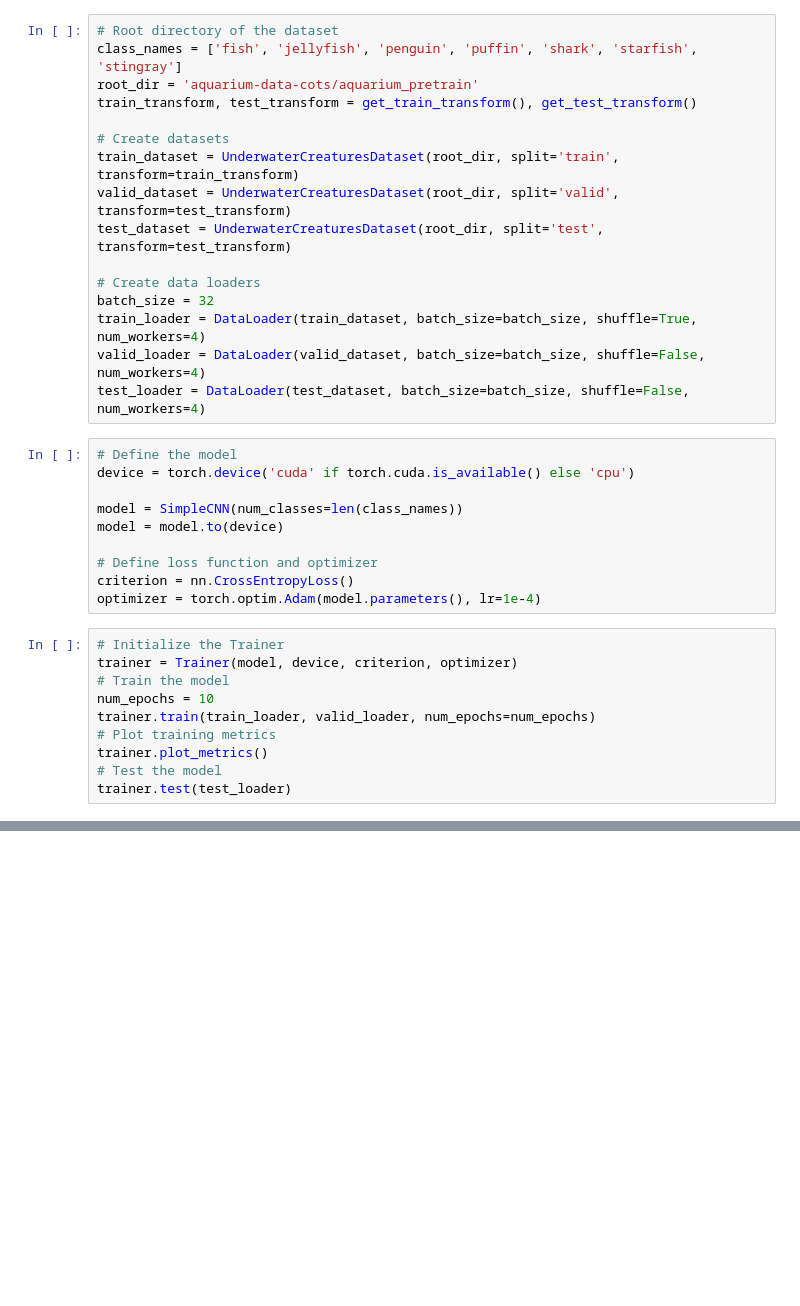
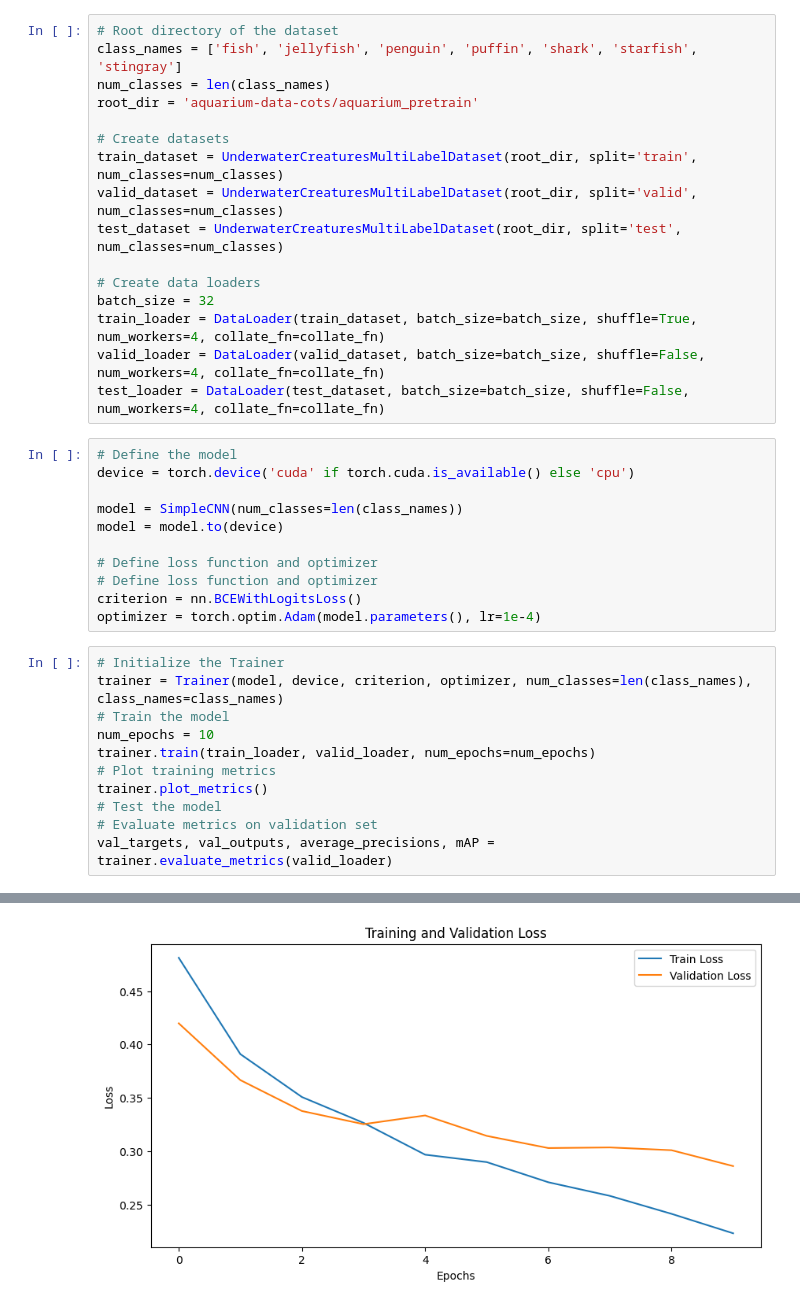
Before and after one commit to ishikaalunawat/cs230_project, a Jupyter notebook: train_cnn.ipynb, the cells around one changed output, grey strips where cells are left out. Cells and saved outputs as stored; diff of their text form; blank space fills up the shorter version.

```diff
--- a/train_cnn.ipynb
+++ b/train_cnn.ipynb
@@ -8,19 +8,19 @@ from trainer import Trainer
 # %%
 # Root directory of the dataset
 class_names = ['fish', 'jellyfish', 'penguin', 'puffin', 'shark', 'starfish', 'stingray']
+num_classes = len(class_names)
 root_dir = 'aquarium-data-cots/aquarium_pretrain'
-train_transform, test_transform = get_train_transform(), get_test_transform()
 
 # Create datasets
-train_dataset = UnderwaterCreaturesDataset(root_dir, split='train', transform=train_transform)
-valid_dataset = UnderwaterCreaturesDataset(root_dir, split='valid', transform=test_transform)
-test_dataset = UnderwaterCreaturesDataset(root_dir, split='test', transform=test_transform)
+train_dataset = UnderwaterCreaturesMultiLabelDataset(root_dir, split='train', num_classes=num_classes)
+valid_dataset = UnderwaterCreaturesMultiLabelDataset(root_dir, split='valid', num_classes=num_classes)
+test_dataset = UnderwaterCreaturesMultiLabelDataset(root_dir, split='test', num_classes=num_classes)
 
 # Create data loaders
 batch_size = 32
-train_loader = DataLoader(train_dataset, batch_size=batch_size, shuffle=True, num_workers=4)
-valid_loader = DataLoader(valid_dataset, batch_size=batch_size, shuffle=False, num_workers=4)
-test_loader = DataLoader(test_dataset, batch_size=batch_size, shuffle=False, num_workers=4)
+train_loader = DataLoader(train_dataset, batch_size=batch_size, shuffle=True, num_workers=4, collate_fn=collate_fn)
+valid_loader = DataLoader(valid_dataset, batch_size=batch_size, shuffle=False, num_workers=4, collate_fn=collate_fn)
+test_loader = DataLoader(test_dataset, batch_size=batch_size, shuffle=False, num_workers=4, collate_fn=collate_fn)
 # %%
 # Define the model
 device = torch.device('cuda' if torch.cuda.is_available() else 'cpu')
@@ -29,15 +29,18 @@ model = SimpleCNN(num_classes=len(class_names))
 model = model.to(device)
 
 # Define loss function and optimizer
-criterion = nn.CrossEntropyLoss()
+# Define loss function and optimizer
+criterion = nn.BCEWithLogitsLoss()
 optimizer = torch.optim.Adam(model.parameters(), lr=1e-4)
 # %%
 # Initialize the Trainer
-trainer = Trainer(model, device, criterion, optimizer)
+trainer = Trainer(model, device, criterion, optimizer, num_classes=len(class_names), class_names=class_names)
 # Train the model
 num_epochs = 10
 trainer.train(train_loader, valid_loader, num_epochs=num_epochs)
 # Plot training metrics
 trainer.plot_metrics()
 # Test the model
-trainer.test(test_loader)
+# Evaluate metrics on validation set
+val_targets, val_outputs, average_precisions, mAP = trainer.evaluate_metrics(valid_loader)
+# %% [output]
@@ -43,0 +67 @@ trainer.test(test_loader)
+[figure, added]
```
Also changed, not shown: parts of 6 cells of this notebook, 3 other files.
